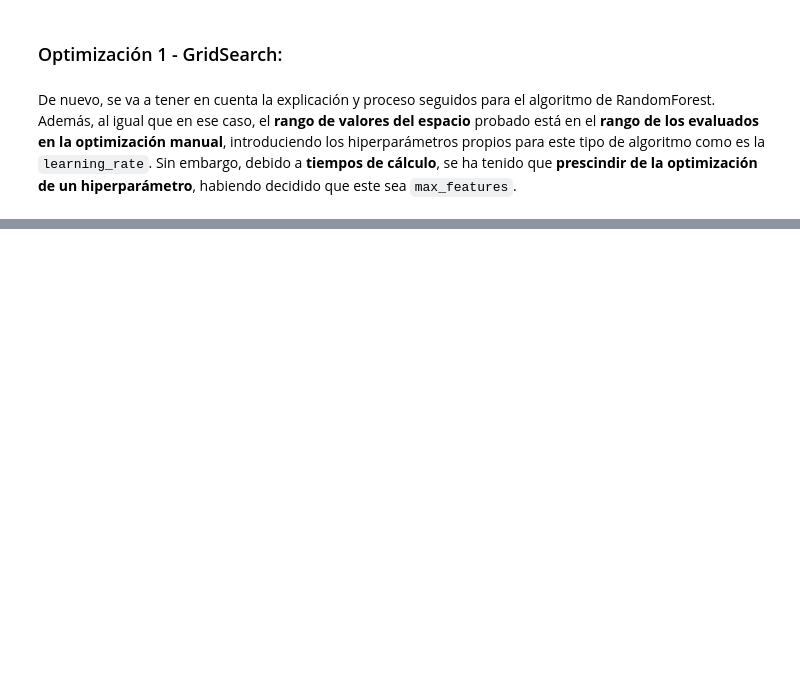
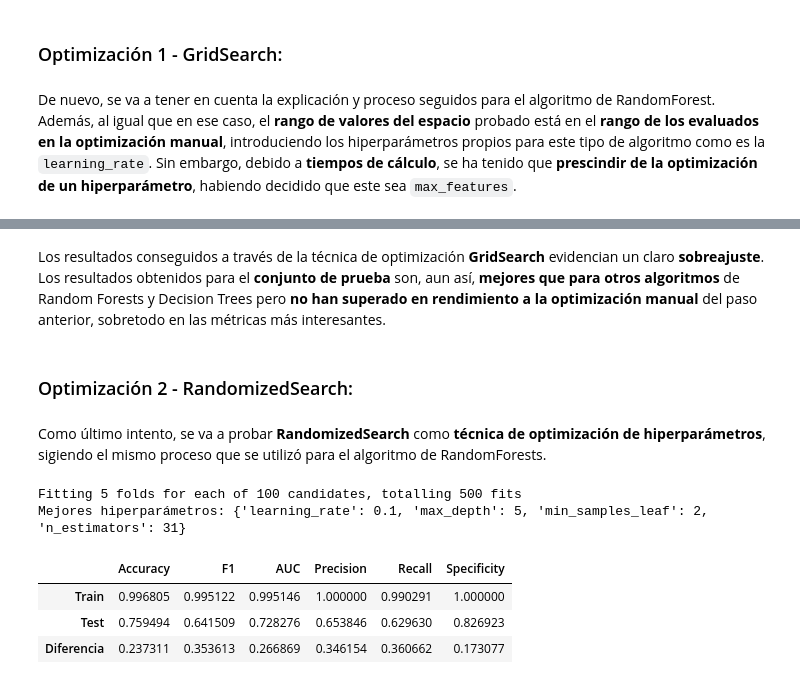
Before and after one commit to 4GeeksAcademy/4GeeksAcademy-boosting-clara-ab, a Jupyter notebook: src/explore.ipynb, the cells around one changed output, grey strips where cells are left out. Saved outputs shown, nothing was run; the diff lists cells and outputs as text; code cells hidden in the pictures; blank space fills up the shorter version.

Commit message:
Boosting Algorithm - Clara Arribas

```diff
--- a/src/explore.ipynb
+++ b/src/explore.ipynb
@@ -1124,0 +1125,45 @@ Mejores hiperparámetros: {'learning_rate': 0.05, 'max_depth': 5, 'min_samples_l
+# %% [markdown]
+Los resultados conseguidos a través de la técnica de optimización **GridSearch** evidencian un claro **sobreajuste**. Los resultados obtenidos para el **conjunto de prueba** son, aun así, **mejores que para otros algoritmos** de Random Forests y Decision Trees pero **no han superado en rendimiento a la optimización manual** del paso anterior, sobretodo en las métricas más interesantes.
+# %% [markdown]
+### Optimización 2 - RandomizedSearch:
+# %% [markdown]
+Como último intento, se va a probar **RandomizedSearch** como **técnica de optimización de hiperparámetros**, sigiendo el mismo proceso que se utilizó para el algoritmo de RandomForests.
+# %%
+# Se define el modelo de forma general:
+boosting_model = GradientBoostingClassifier(random_state = 42);
+
+# Se define el espacio de búsqueda de hiperparámetros:
+parameters = {
+    'n_estimators': randint(15, 50),
+    'max_depth': [5, 10, 12, 15],
+    'min_samples_leaf': randint(2, 8),
+    'learning_rate': [0.10, 0.15, 0.20, 0.25],
+};
+
+# Se configura la búsqueda en malla con la validación cruzada:
+random_search_boosting = RandomizedSearchCV(estimator = boosting_model, param_distributions = parameters, n_iter = 100, cv = 5, n_jobs = -1, verbose = 1, random_state = 42);
+
+# Se ajusta el modelo con los datos de entrenamiento
+random_search_boosting.fit(X_train, y_train);
+
+# Se muestran los mejores hiperparámetros encontrados los mejores hiperparámetros encontrados
+print(f"Mejores hiperparámetros: {random_search_boosting.best_params_}");
+
+# Se evalúa el mejor modelo:
+best_boosting_model = random_search_boosting.best_estimator_;
+
+# Se obtiene la predicción para el conjunto de train:
+y_hat_train_boost = best_boosting_model.predict(X_train);
+
+# Se obtiene la predicción para el conjunto de test:
+y_hat_test_boost = best_boosting_model.predict(X_test);
+
+# Se obtienen las métricas:
+get_metrics (y_train, y_test, y_hat_train_boost, y_hat_test_boost)
+# %% [output]
+Fitting 5 folds for each of 100 candidates, totalling 500 fits
+Mejores hiperparámetros: {'learning_rate': 0.1, 'max_depth': 5, 'min_samples_leaf': 2, 'n_estimators': 31}
+|  | Accuracy | F1 | AUC | Precision | Recall | Specificity |
+| Train | 0.996805 | 0.995122 | 0.995146 | 1.000000 | 0.990291 | 1.000000 |
+| Test | 0.759494 | 0.641509 | 0.728276 | 0.653846 | 0.629630 | 0.826923 |
+| Diferencia | 0.237311 | 0.353613 | 0.266869 | 0.346154 | 0.360662 | 0.173077 |
```
Also changed, not shown: parts of 2 cells of this notebook.
